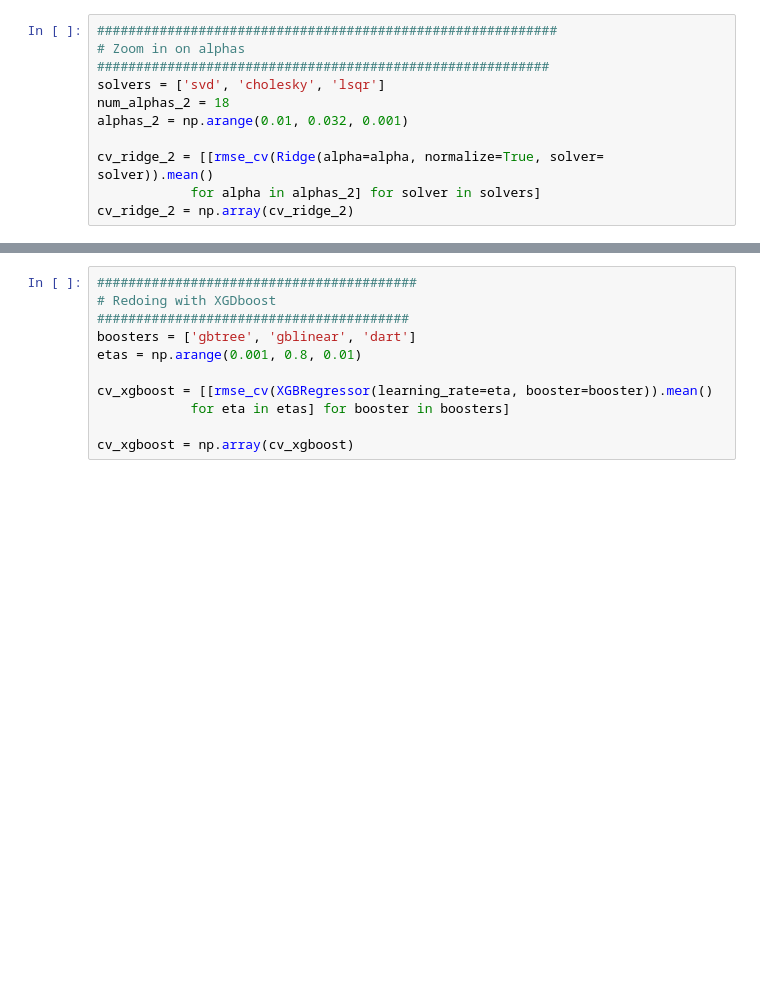
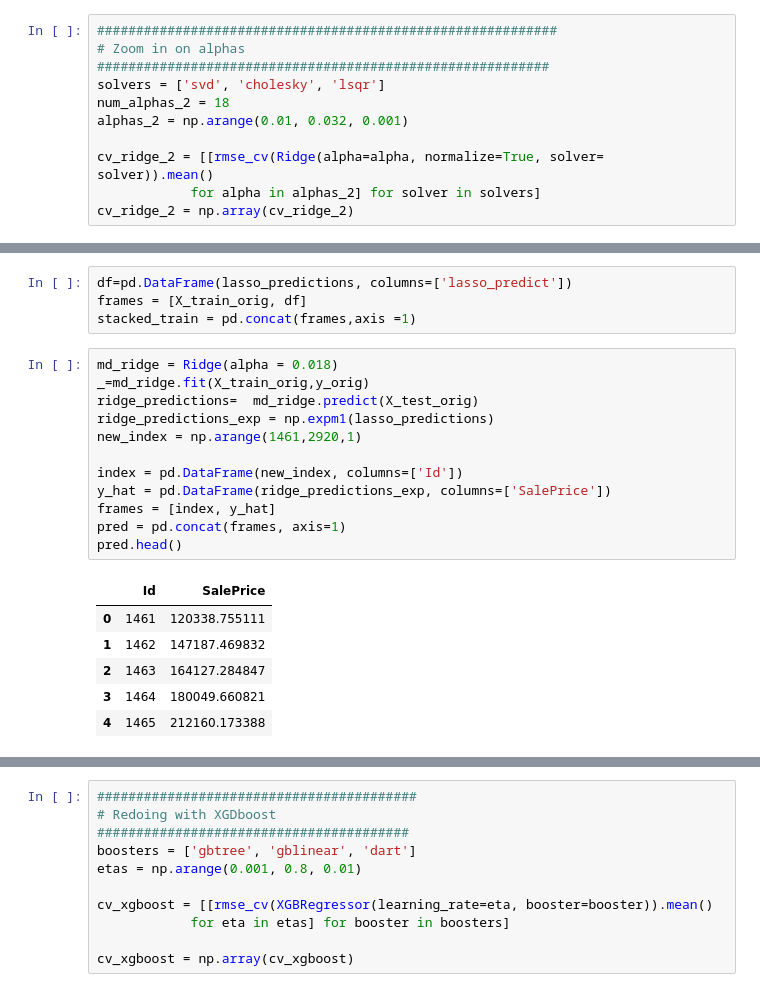
Before and after one commit to jsigee87/Data-Science-Lab-ee379k, a Jupyter notebook: lab4/src/problem4redo.ipynb, the cells around one changed output, grey strips where cells are left out. Cells and saved outputs as stored; diff of their text form; blank space fills up the shorter version.

```diff
--- a/lab4/src/problem4redo.ipynb
+++ b/lab4/src/problem4redo.ipynb
@@ -270,0 +345,23 @@ makePlot(cv_lasso, alphas_2)
+# %%
+df=pd.DataFrame(lasso_predictions, columns=['lasso_predict'])
+frames = [X_train_orig, df]
+stacked_train = pd.concat(frames,axis =1)
+# %%
+md_ridge = Ridge(alpha = 0.018)
+_=md_ridge.fit(X_train_orig,y_orig)
+ridge_predictions=  md_ridge.predict(X_test_orig)
+ridge_predictions_exp = np.expm1(lasso_predictions)
+new_index = np.arange(1461,2920,1)
+
+index = pd.DataFrame(new_index, columns=['Id'])
+y_hat = pd.DataFrame(ridge_predictions_exp, columns=['SalePrice'])
+frames = [index, y_hat]
+pred = pd.concat(frames, axis=1)
+pred.head()
+# %% [output]
+|  | Id | SalePrice |
+| 0 | 1461 | 120338.755111 |
+| 1 | 1462 | 147187.469832 |
+| 2 | 1463 | 164127.284847 |
+| 3 | 1464 | 180049.660821 |
+| 4 | 1465 | 212160.173388 |
```
Also changed, not shown: parts of 31 cells of this notebook.
